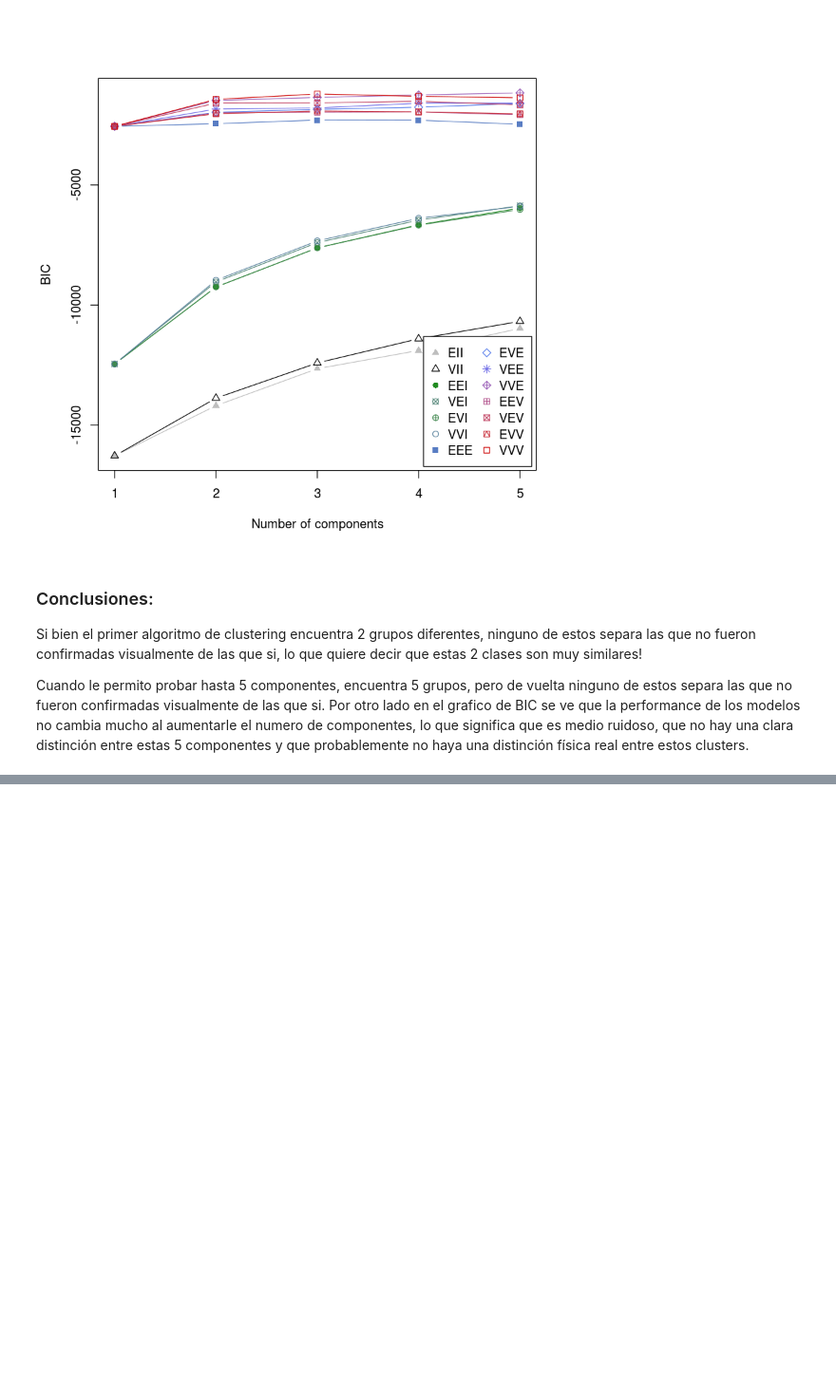
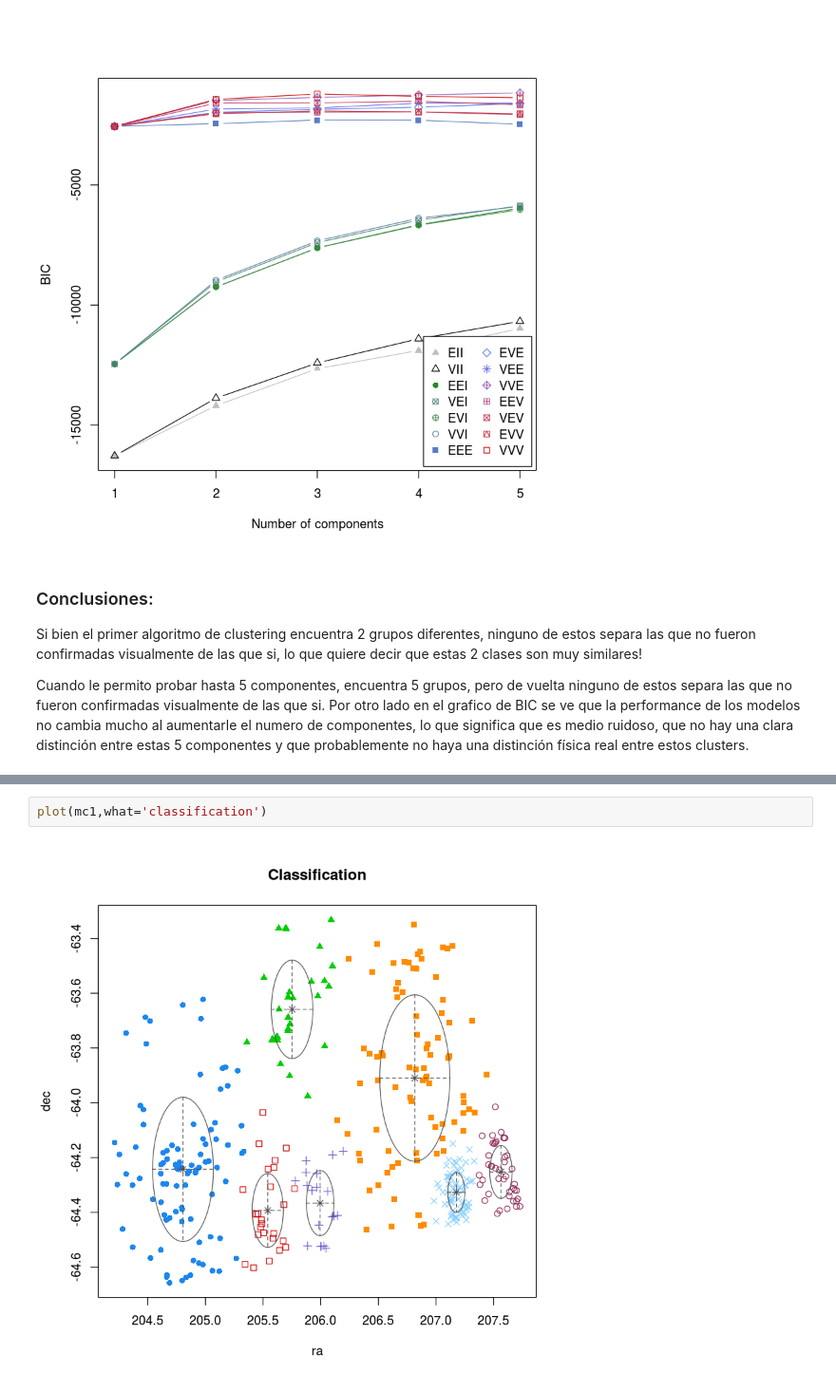
Before and after one commit to BrunoSanchez/VVV_galaxies, a Jupyter notebook: clustering.ipynb, the cells around one changed output, grey strips where cells are left out. Shown at 95% size. Saved outputs shown, nothing was run; the diff lists cells and outputs as text; blank space fills up the shorter version.

```diff
--- a/clustering.ipynb
+++ b/clustering.ipynb
@@ -89,0 +203,4 @@ Por otro lado en el grafico de BIC se ve que la performance de los modelos no ca
+# %%
+plot(mc1,what='classification')
+# %% [output]
+[figure, added]
```
Also changed, not shown: parts of 22 cells of this notebook.
